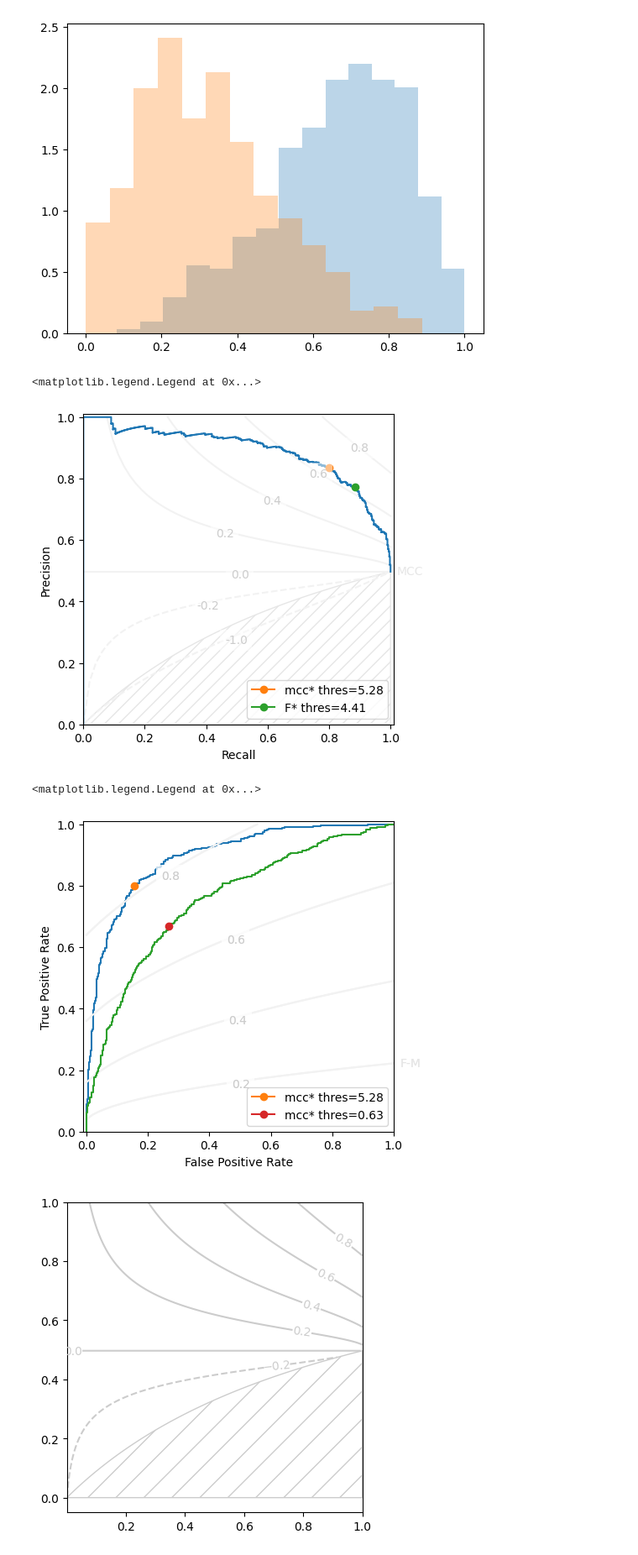
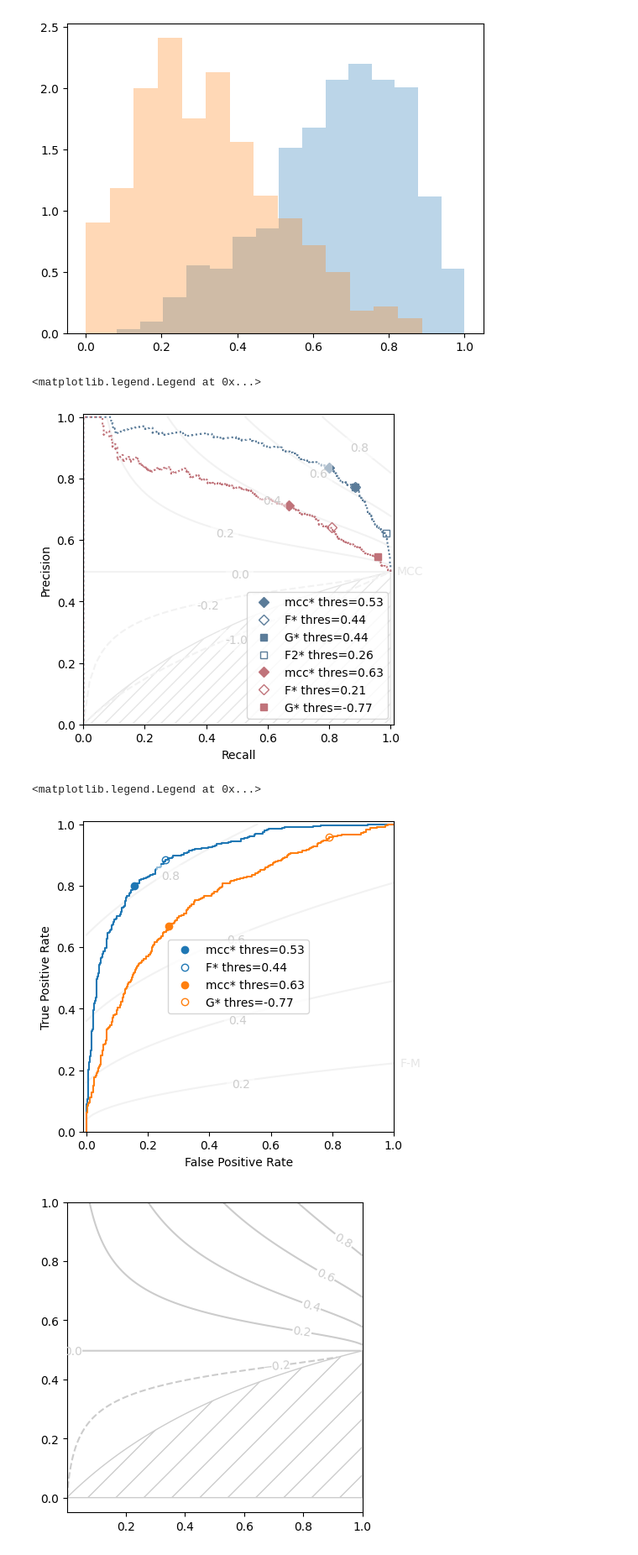
Before and after one commit to rtbs-dev/Contingency, a Jupyter notebook: examples/roc_prgain.ipynb, the cells around one changed output. Shown at 84% size. Drawn from its saved outputs; the diff is of its cells as text; code cells hidden in the pictures.

```diff
--- a/examples/roc_prgain.ipynb
+++ b/examples/roc_prgain.ipynb
@@ -17,7 +17,7 @@ y_true = (y_src:=rng.random(n_obs)>0.5).astype(bool)
 y_pred = np.where(rng.random(n_obs)<0.05, 1-y_true, y_true).astype(bool)
 
 # y_pred = np.array([0,1,0,1,0,1,0,1]).astype(bool)
-y_prob = 10*rng.beta(
+y_prob = rng.beta(
     np.where(y_true, 4, 2.),
     np.where(y_true, 2., 4)
 )
@@ -114,29 +114,38 @@ array([0, 1, 1, ..., 1, 1, 1], shape=(1001,))
 [figure]
 # %%
 M.plot.precision_recall(
-    optimize=['mcc', 'F'],
+    optimize=['mcc', 'F', 'G','F2'],
     isolines='mcc',
-    show_lower_bound=True
+    show_lower_bound=True,
+    ls=':', color='xkcd:slate blue',
+)
+
+M_new.plot.precision_recall(
+    optimize=['mcc', 'F', 'G'],
+    isolines=None,
+    # show_lower_bound=True,
+    ls=':', color='xkcd:dusty rose'
 )
 plt.legend()
 # %% [output]
 <matplotlib.legend.Legend at 0x...>
-[figure, old version]
+[figure, new version]
 # %%
 M.plot.receiver_operating_characteristic(
-    optimize='mcc',
-    isolines='G'
+    optimize=['mcc','F'],
+    isolines='G',
+    # color='C0'
 )
 
 M_new.plot.receiver_operating_characteristic(
-    optimize='mcc',
-    isolines='G',
-    ax=plt.gca()
+    optimize=['mcc','G'],
+    isolines=None
 )
 plt.legend()
+# plt.plot(
 # %% [output]
 <matplotlib.legend.Legend at 0x...>
-[figure, old version]
+[figure, new version]
 # %%
 
 
```
Also changed, not shown: parts of 2 cells of this notebook, 2 other files.
